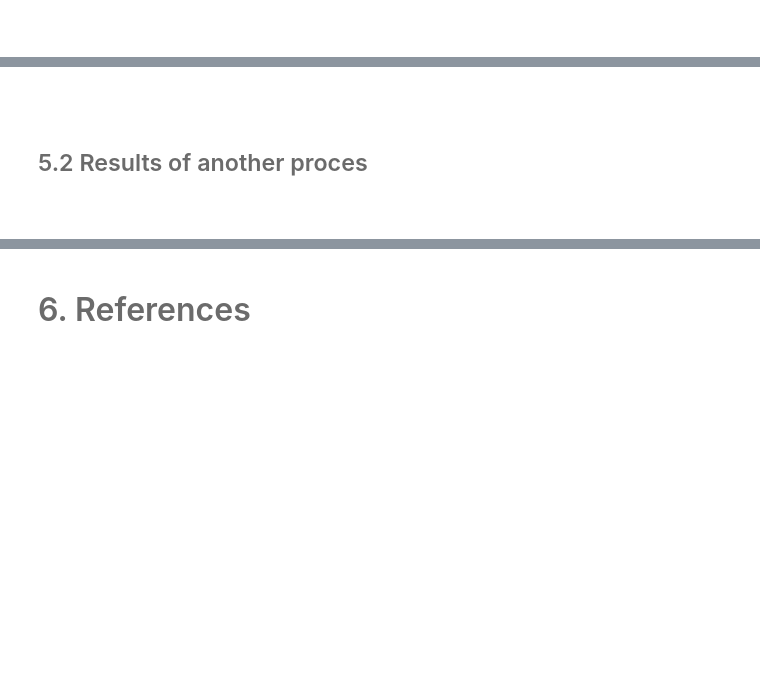
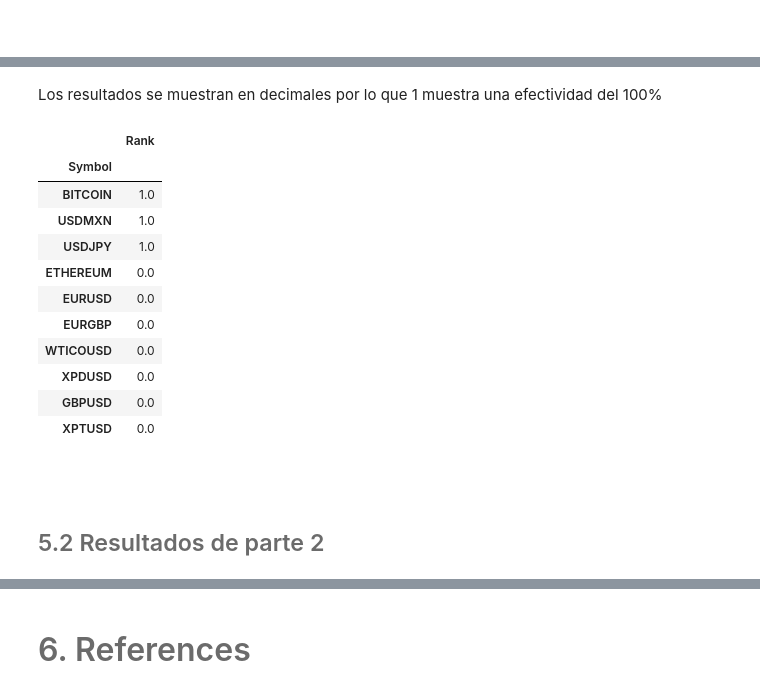
Before and after one commit to berlinpreciado21/Lab3-Trading, a Jupyter notebook: notebook.ipynb, the cells around one changed output, grey strips where cells are left out. Saved outputs shown, nothing was run; the diff lists cells and outputs as text; code cells hidden in the pictures; blank space fills up the shorter version.

```diff
--- a/notebook.ipynb
+++ b/notebook.ipynb
@@ -183,4 +279,21 @@ El archivo de functions.py contiene las siguientes funciones a continuación nec
+# %% [markdown]
+Los resultados se muestran en decimales por lo que 1 muestra una efectividad del 100%
+# %%
+modulo_1["df_2_ranking"]
+# %% [output]
+|  | Rank |
+| Symbol |  |
+| BITCOIN | 1.0 |
+| USDMXN | 1.0 |
+| USDJPY | 1.0 |
+| ETHEREUM | 0.0 |
+| EURUSD | 0.0 |
+| EURGBP | 0.0 |
+| WTICOUSD | 0.0 |
+| XPDUSD | 0.0 |
+| GBPUSD | 0.0 |
+| XPTUSD | 0.0 |
 # %% [markdown]
 <br>
 # %% [markdown]
-## <font color= #6B6B6B> 5.2 Results of another proces </font>
+## <font color= #6B6B6B> 5.2 Resultados de parte 2 </font>
@@ -191,2 +299,0 @@ El archivo de functions.py contiene las siguientes funciones a continuación nec
-# %% [markdown]
-<br>
```
Also changed, not shown: parts of 25 cells of this notebook, 4 other files.
